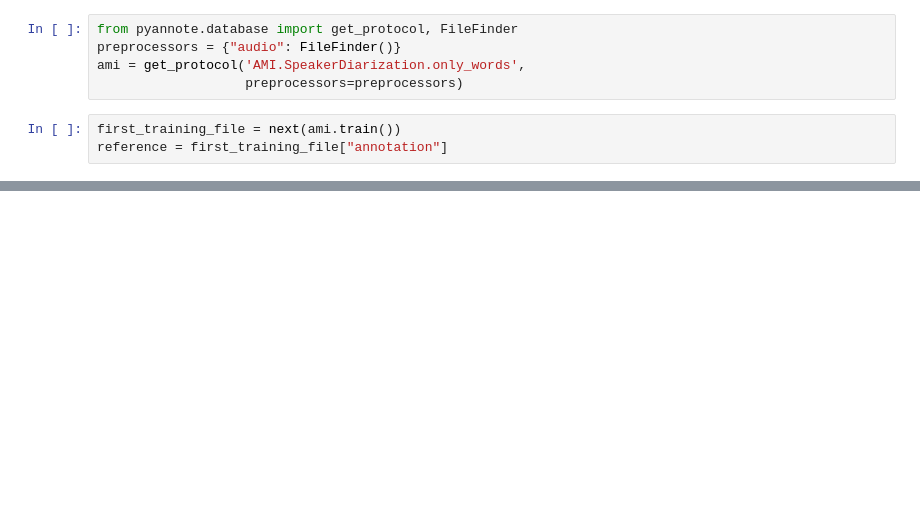
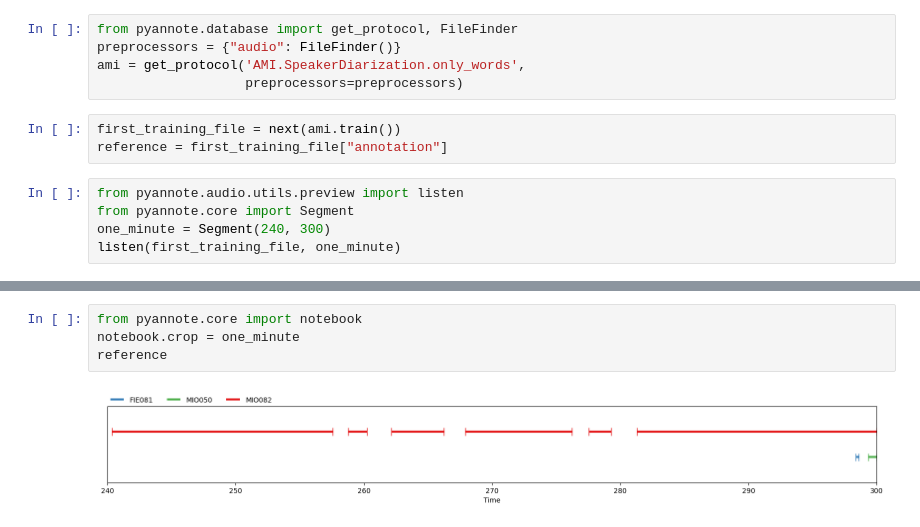
Before and after one commit to wuxiaohui9707/Cow-Audio-Detection, a Jupyter notebook: voice_detection.ipynb, the cells around one changed output, grey strips where cells are left out. Drawn from its saved outputs; the diff is of its cells as text; blank space fills up the shorter version.

```diff
--- a/voice_detection.ipynb
+++ b/voice_detection.ipynb
@@ -35,3 +19,8 @@ ami = get_protocol('AMI.SpeakerDiarization.only_words',
 # %%
 first_training_file = next(ami.train())
 reference = first_training_file["annotation"]
+# %%
+from pyannote.audio.utils.preview import listen
+from pyannote.core import Segment
+one_minute = Segment(240, 300)
+listen(first_training_file, one_minute)
@@ -37,0 +29,6 @@ reference = first_training_file["annotation"]
+# %%
+from pyannote.core import notebook
+notebook.crop = one_minute
+reference
+# %% [output]
+[figure, added]
```
Also changed, not shown: parts of 6 cells of this notebook.
